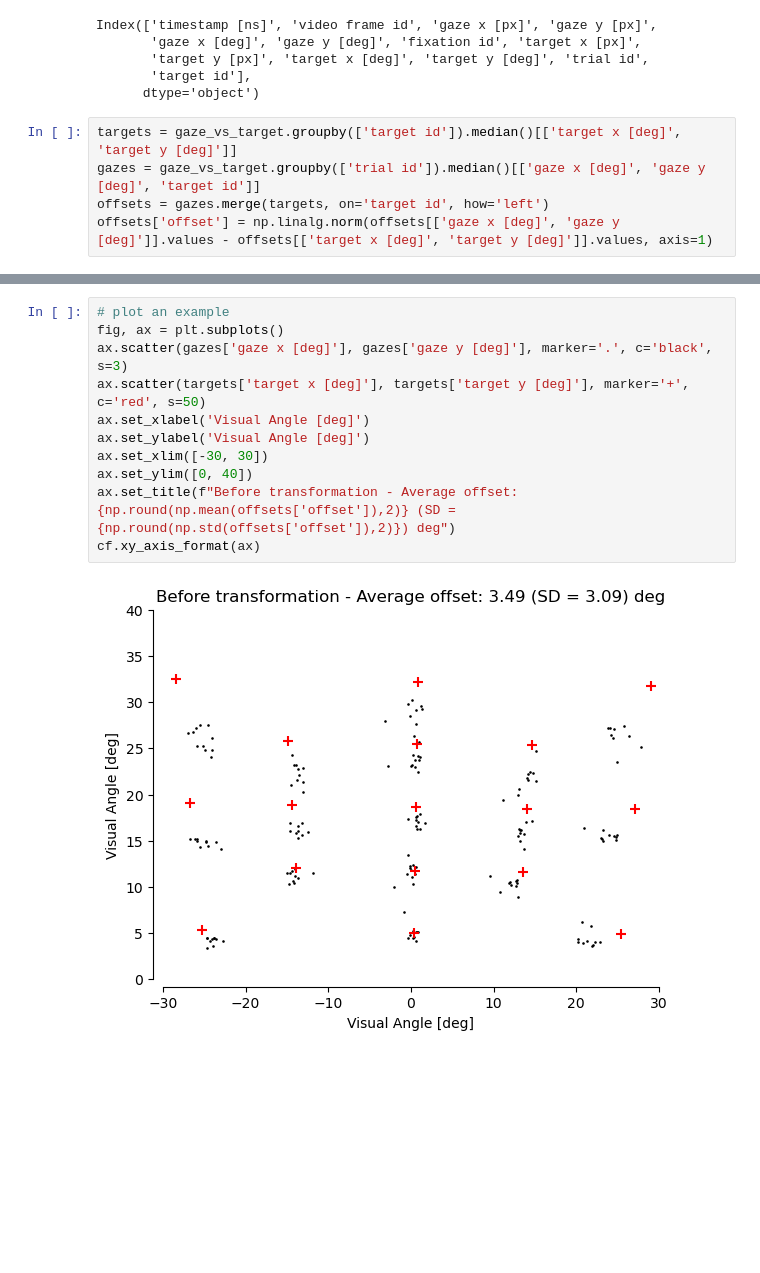
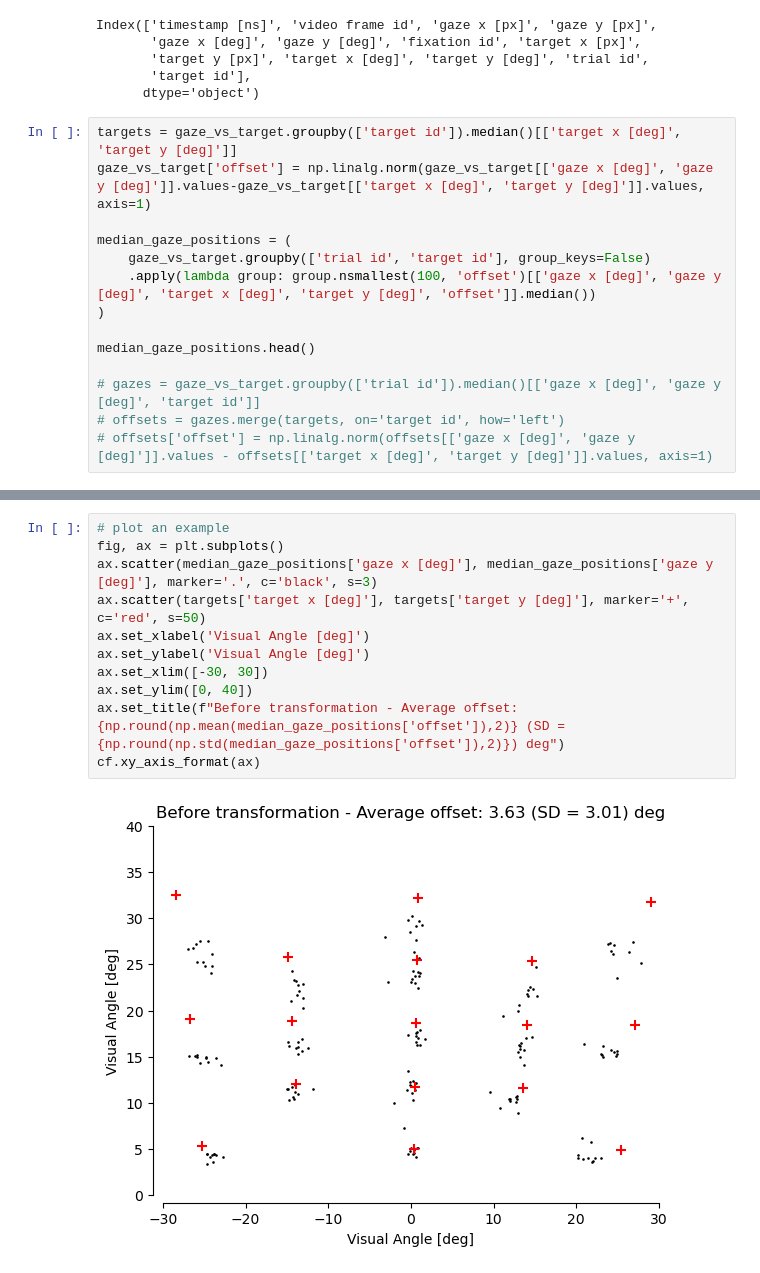
Before and after one commit to jiwonyeon/gaze_vs_gravity_walking, a Jupyter notebook: example_calibration_result.ipynb, the cells around one changed output, grey strips where cells are left out. Cells and saved outputs as stored; diff of their text form; blank space fills up the shorter version.

Commit message:
working on the gaze_vs_gravity

```diff
--- a/example_calibration_result.ipynb
+++ b/example_calibration_result.ipynb
@@ -23,6 +23,15 @@ Index(['timestamp [ns]', 'video frame id', 'gaze x [px]', 'gaze y [px]',
       dtype='object')
 # %%
 targets = gaze_vs_target.groupby(['target id']).median()[['target x [deg]', 'target y [deg]']]
-gazes = gaze_vs_target.groupby(['trial id']).median()[['gaze x [deg]', 'gaze y [deg]', 'target id']]
-offsets = gazes.merge(targets, on='target id', how='left')
-offsets['offset'] = np.linalg.norm(offsets[['gaze x [deg]', 'gaze y [deg]']].values - offsets[['target x [deg]', 'target y [deg]']].values, axis=1)
+gaze_vs_target['offset'] = np.linalg.norm(gaze_vs_target[['gaze x [deg]', 'gaze y [deg]']].values-gaze_vs_target[['target x [deg]', 'target y [deg]']].values, axis=1)
+
+median_gaze_positions = (
+    gaze_vs_target.groupby(['trial id', 'target id'], group_keys=False)
+    .apply(lambda group: group.nsmallest(100, 'offset')[['gaze x [deg]', 'gaze y [deg]', 'target x [deg]', 'target y [deg]', 'offset']].median())
+)
+
+median_gaze_positions.head()
+
+# gazes = gaze_vs_target.groupby(['trial id']).median()[['gaze x [deg]', 'gaze y [deg]', 'target id']]
+# offsets = gazes.merge(targets, on='target id', how='left')
+# offsets['offset'] = np.linalg.norm(offsets[['gaze x [deg]', 'gaze y [deg]']].values - offsets[['target x [deg]', 'target y [deg]']].values, axis=1)
@@ -29,16 +46,16 @@ offsets['offset'] = np.linalg.norm(offsets[['gaze x [deg]', 'gaze y [deg]']].val
 # %%
 # plot an example
 fig, ax = plt.subplots()
-ax.scatter(gazes['gaze x [deg]'], gazes['gaze y [deg]'], marker='.', c='black', s=3)
+ax.scatter(median_gaze_positions['gaze x [deg]'], median_gaze_positions['gaze y [deg]'], marker='.', c='black', s=3)
 ax.scatter(targets['target x [deg]'], targets['target y [deg]'], marker='+', c='red', s=50)
 ax.set_xlabel('Visual Angle [deg]')
 ax.set_ylabel('Visual Angle [deg]')
 ax.set_xlim([-30, 30])
 ax.set_ylim([0, 40])
-ax.set_title(f"Before transformation - Average offset: {np.round(np.mean(offsets['offset']),2)} (SD = {np.round(np.std(offsets['offset']),2)}) deg")
+ax.set_title(f"Before transformation - Average offset: {np.round(np.mean(median_gaze_positions['offset']),2)} (SD = {np.round(np.std(median_gaze_positions['offset']),2)}) deg")
 cf.xy_axis_format(ax)
 # %% [output]
-[figure, old version]
+[figure, new version]
 # %%
 # load gaze calibration params
 import json
```
Also changed, not shown: parts of 3 cells of this notebook, 2 other files.
